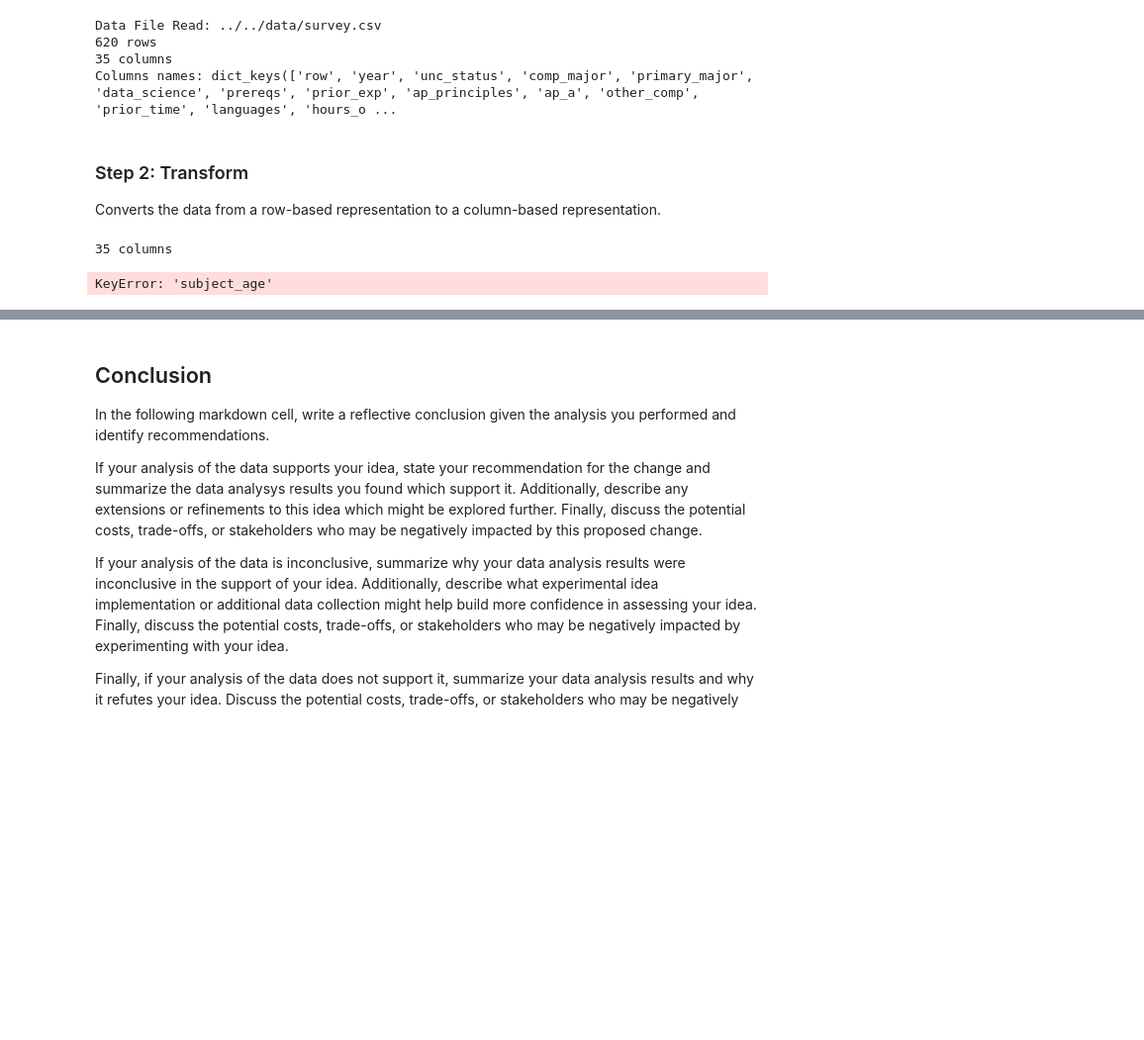
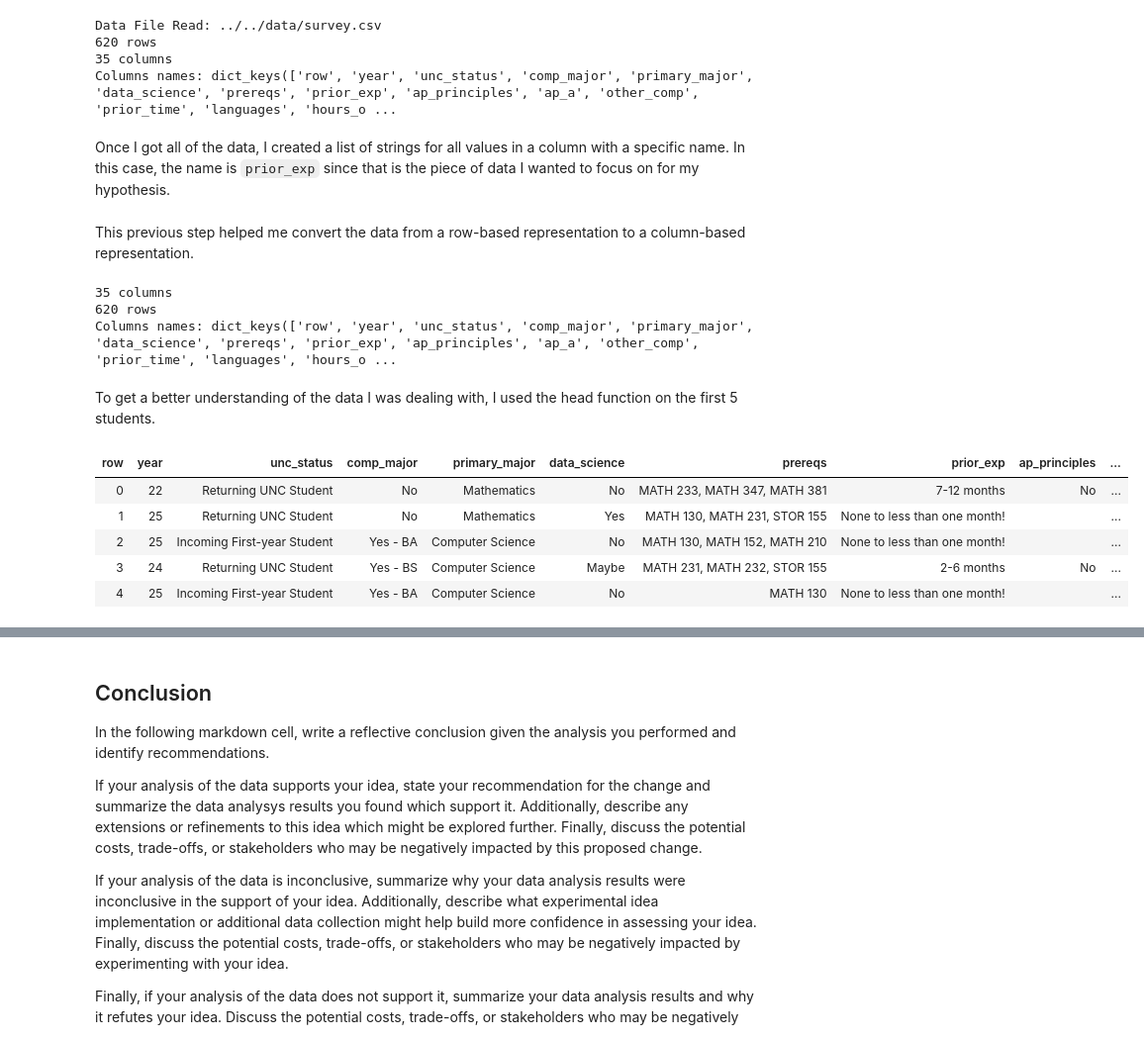
Before and after one commit to katiecha/comp110-22s-workspace, a Jupyter notebook: exercises/ex08/analysis.ipynb, the cells around one changed output, grey strips where cells are left out. Shown: that part at 99% size. Drawn from its saved outputs; the diff is of its cells as text; code cells hidden in the pictures; blank space fills up the shorter version.

```diff
--- a/exercises/ex08/analysis.ipynb
+++ b/exercises/ex08/analysis.ipynb
@@ -94,3 +92,5 @@ Data File Read: ../../data/survey.csv
 620 rows
 35 columns
 Columns names: dict_keys(['row', 'year', 'unc_status', 'comp_major', 'primary_major', 'data_science', 'prereqs', 'prior_exp', 'ap_principles', 'ap_a', 'other_comp', 'prior_time', 'languages', 'hours_o ...
+# %% [markdown]
+Once I got all of the data, I created a list of strings for all values in a column with a specific name. In this case, the name is `prior_exp` since that is the piece of data I wanted to focus on for my hypothesis.
@@ -97,16 +101,26 @@ Columns names: dict_keys(['row', 'year', 'unc_status', 'comp_major', 'primary_ma
 # %% [markdown]
-### Step 2: Transform
-Converts the data from a row-based representation to a column-based representation.
+This previous step helped me convert the data from a row-based representation to a column-based representation.
 # %%
 data_cols: dict[str, list[str]] = columnar(data_rows)
 
-if len(data_cols.keys()) == 0:
-    print("Complete your implementation of columnar in data_utils.py")
-    print("Be sure to follow the guidelines above and save your work before re-evaluating!")
-else:
-    print(f"{len(data_cols.keys())} columns")
-    print(f"{len(data_cols['subject_age'])} rows")
-    print(f"Columns names: {data_cols.keys()}")
+print(f"{len(data_cols.keys())} columns")
+print(f"{len(data_cols['prior_exp'])} rows")
+print(f"Columns names: {data_cols.keys()}")
 # %% [output]
 35 columns
+620 rows
+Columns names: dict_keys(['row', 'year', 'unc_status', 'comp_major', 'primary_major', 'data_science', 'prereqs', 'prior_exp', 'ap_principles', 'ap_a', 'other_comp', 'prior_time', 'languages', 'hours_o ...
-KeyError: 'subject_age'
+# %% [markdown]
+To get a better understanding of the data I was dealing with, I used the head function on the first 5 students.
+# %%
+from data_utils import head
+
+data_cols_head: dict[str, list[str]] = head(data_cols, 5)
+tabulate(data_cols_head, data_cols_head.keys(), "html")
+# %% [output]
+| row | year | unc_status | comp_major | primary_major | data_science | prereqs | prior_exp | ap_principles | ... |
+| 0 | 22 | Returning UNC Student | No | Mathematics | No | MATH 233, MATH 347, MATH 381 | 7-12 months | No | ... |
+| 1 | 25 | Returning UNC Student | No | Mathematics | Yes | MATH 130, MATH 231, STOR 155 | None to less than one month! |  | ... |
+| 2 | 25 | Incoming First-year Student | Yes - BA | Computer Science | No | MATH 130, MATH 152, MATH 210 | None to less than one month! |  | ... |
+| 3 | 24 | Returning UNC Student | Yes - BS | Computer Science | Maybe | MATH 231, MATH 232, STOR 155 | 2-6 months | No | ... |
+| 4 | 25 | Incoming First-year Student | Yes - BA | Computer Science | No | MATH 130 | None to less than one month! |  | ... |
```
Also changed, not shown: parts of 18 cells of this notebook, 3 other files.
